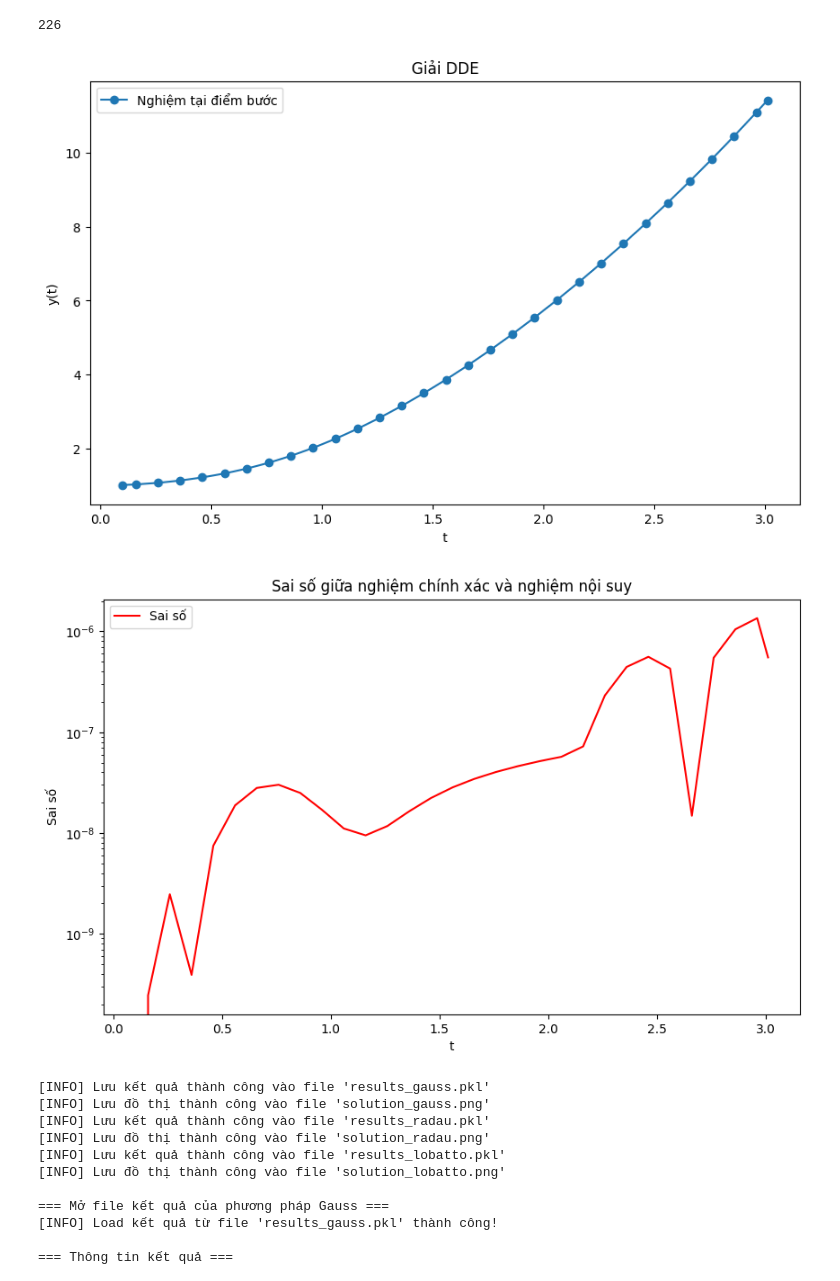
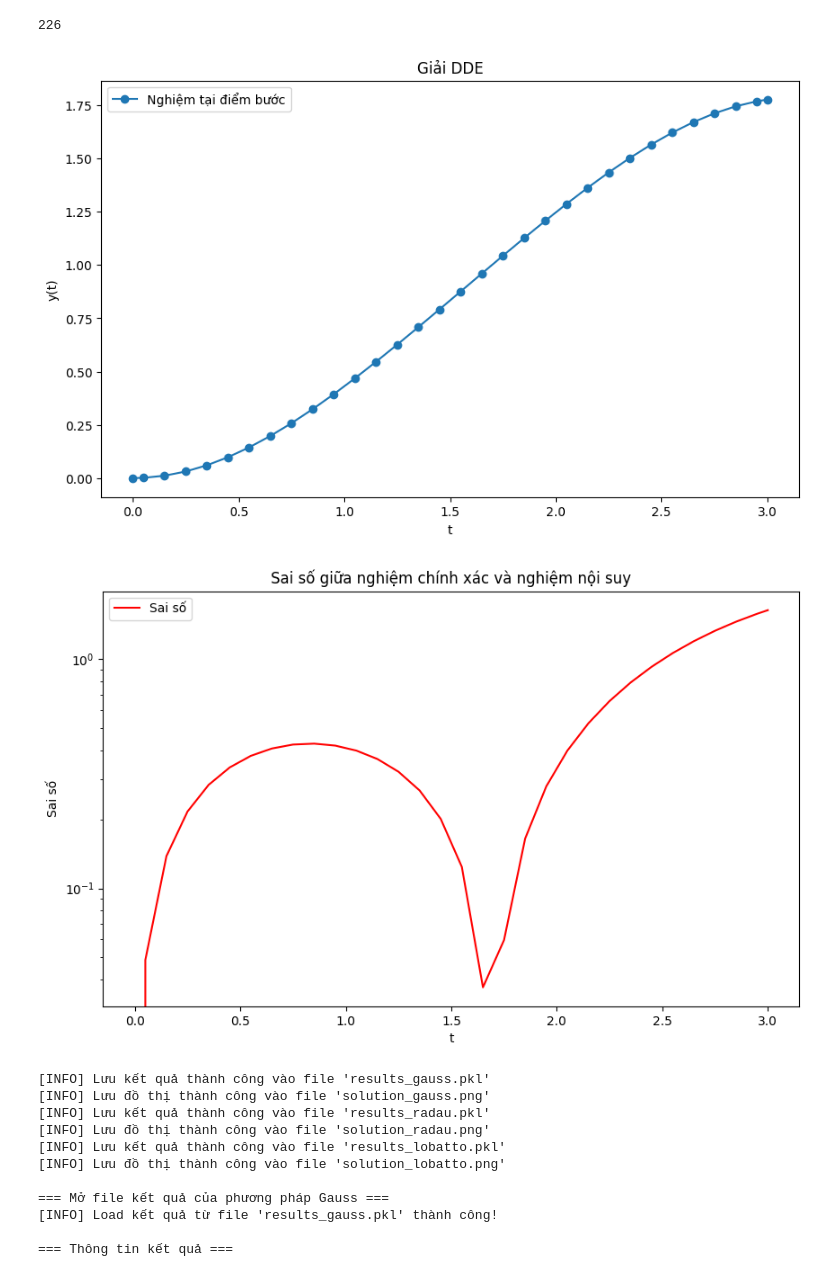
Before and after one commit to baotn0708/Numerical_method_for_DDE, a Jupyter notebook: ode.ipynb, the cells around one changed output. Drawn from its saved outputs; the diff is of its cells as text; code cells hidden in the pictures.

```diff
--- a/ode.ipynb
+++ b/ode.ipynb
@@ -925,20 +925,20 @@ if __name__ == "__main__":
 
     # Định nghĩa hàm tau, phi và f, đảm bảo đầu ra luôn là mảng với ít nhất 1 chiều
     def tau(t, y):
-        return 2.0
+        return np.pi
 
     def phi(t):
-        return np.atleast_1d(F(t))
+        return np.atleast_1d(np.sin(t))
 
     def f(t, y, y_delay):
         y = np.atleast_1d(y)
         y_delay = np.atleast_1d(y_delay)
-        return dF(t) * np.exp(y / F(t) - F(t - tau(t, y)) / y_delay)
+        return -np.sin(y_delay)
 
     # Các thiết lập thời gian và bước ban đầu
-    t0 = 0.1
-    t_end = 3.01
-    h0 = 0.06
+    t0 = 0
+    t_end = 3
+    h0 = 0.05
     tol = 1e-6
 
     # Các tham số Lipschitz (dùng như nhắc nhở, chưa dùng trực tiếp)
@@ -953,36 +953,36 @@ if __name__ == "__main__":
 
     # Vẽ đồ thị nghiệm tại các điểm bước (ở đây vẽ thành phần đầu tiên nếu y là vector)
     plt.figure(figsize=(10, 6))
     plt.plot(ts, ys[:, 0], 'o-', label='Nghiệm tại điểm bước')
     plt.xlabel('t')
     plt.ylabel('y(t)')
     plt.title("Giải DDE")
     plt.legend()
     plt.show()
 
     # Hàm nghiệm chính xác và tính sai số
     def y_exact(t):
-        return F(t)
+        return np.sin(t)
 
     def compute_error(ts, ys):
         return np.abs(ys[:, 0] - y_exact(ts))
 
     errors = compute_error(ts, ys)
 
     def plot_error(ts, errors):
         plt.figure(figsize=(10, 6))
         plt.plot(ts, errors, 'r-', label='Sai số')
         plt.xlabel('t')
         plt.ylabel('Sai số')
         plt.yscale('log')
         plt.title("Sai số giữa nghiệm chính xác và nghiệm nội suy")
         plt.legend()
         plt.show()
 
     plot_error(ts, errors)
 # %% [output]
-[figure, old version]
+[figure, new version]
-[figure, old version]
+[figure, new version]
 # %%
 import pickle
 import numpy as np
```
Also changed, not shown: 3 other files.
